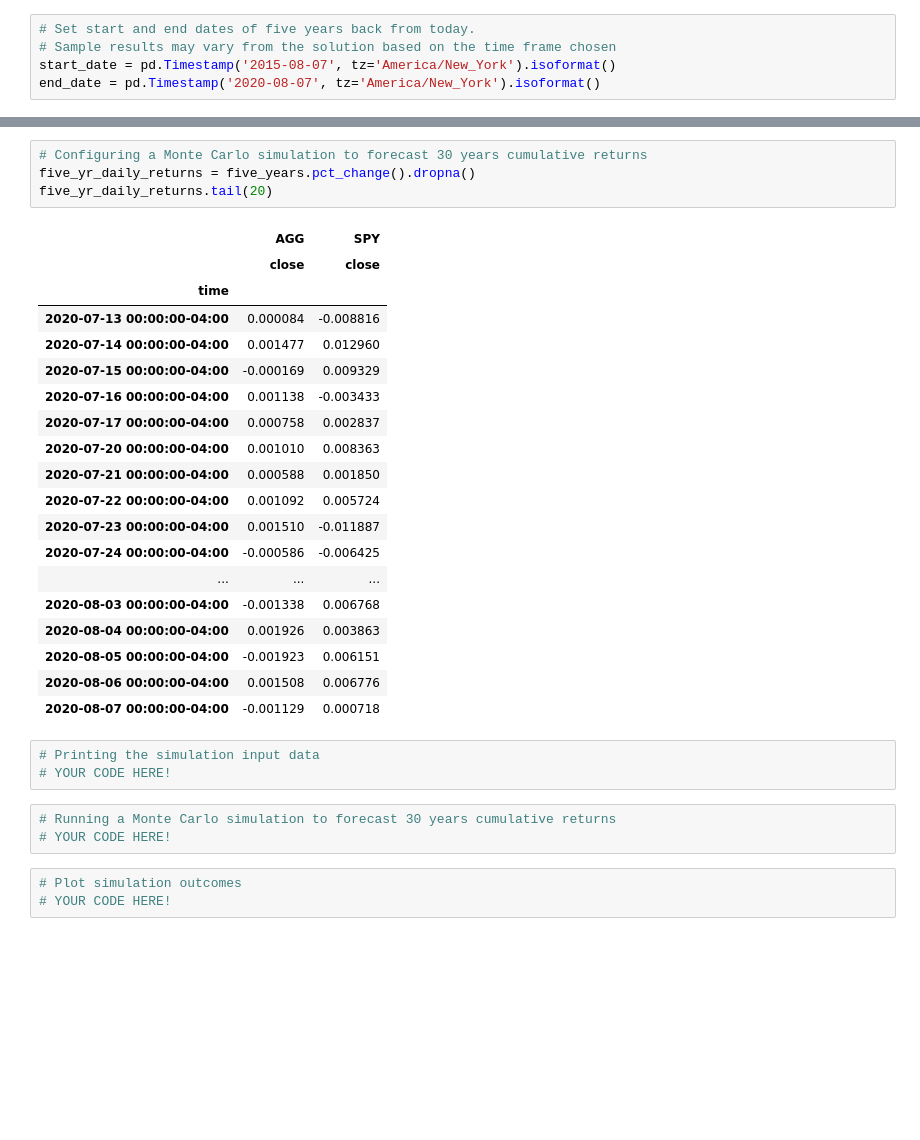
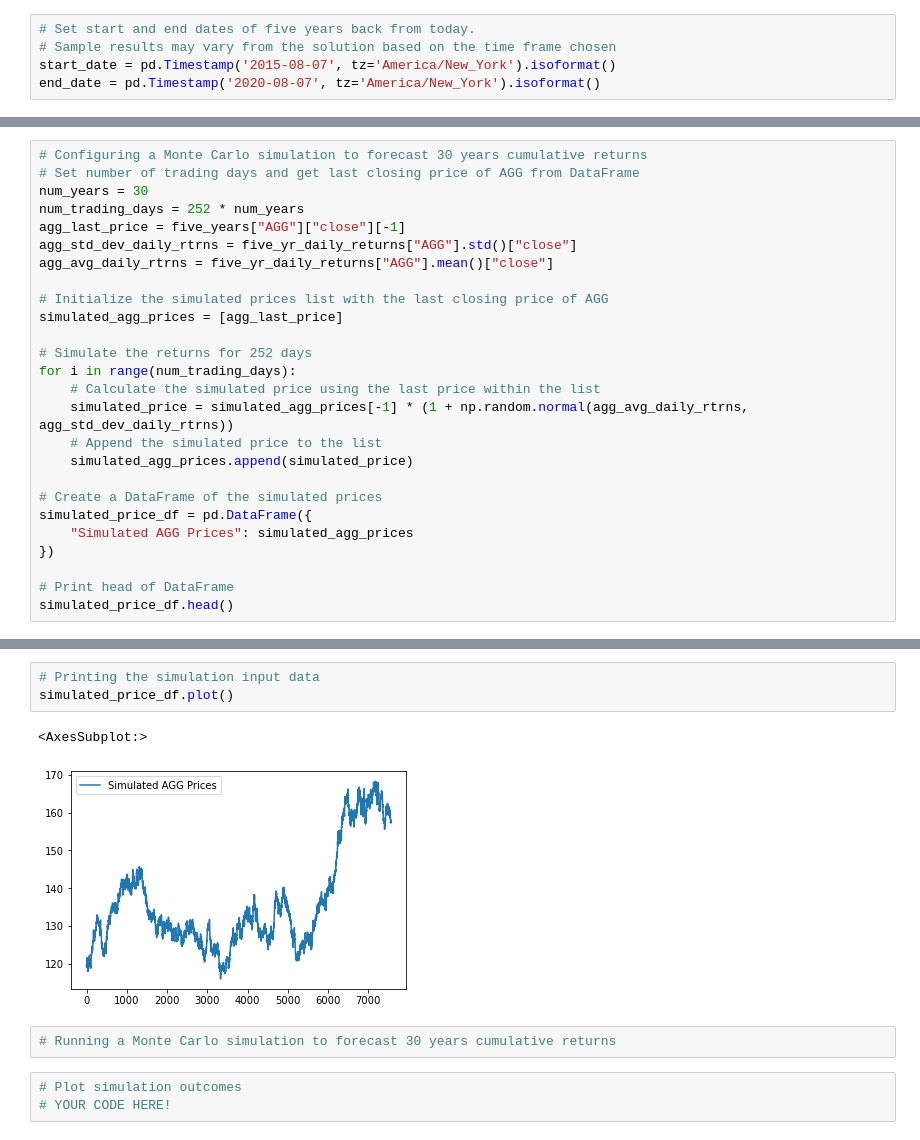
Before and after one commit to CapraRoyale/personal-finance-planning, a Jupyter notebook: financial-planner.ipynb, the cells around one changed output, grey strips where cells are left out. Saved outputs shown, nothing was run; the diff lists cells and outputs as text; blank space fills up the shorter version.

Commit message:
Run Monte-Carlo sim on AGG

```diff
--- a/financial-planner.ipynb
+++ b/financial-planner.ipynb
@@ -189,0 +199,26 @@ five_years.head()
+# %%
+# Configuring a Monte Carlo simulation to forecast 30 years cumulative returns
+# Set number of trading days and get last closing price of AGG from DataFrame
+num_years = 30
+num_trading_days = 252 * num_years
+agg_last_price = five_years["AGG"]["close"][-1]
+agg_std_dev_daily_rtrns = five_yr_daily_returns["AGG"].std()["close"]
+agg_avg_daily_rtrns = five_yr_daily_returns["AGG"].mean()["close"]
+
+# Initialize the simulated prices list with the last closing price of AGG
+simulated_agg_prices = [agg_last_price]
+
+# Simulate the returns for 252 days
+for i in range(num_trading_days):
+    # Calculate the simulated price using the last price within the list
+    simulated_price = simulated_agg_prices[-1] * (1 + np.random.normal(agg_avg_daily_rtrns, agg_std_dev_daily_rtrns))
+    # Append the simulated price to the list
+    simulated_agg_prices.append(simulated_price)
+
+# Create a DataFrame of the simulated prices
+simulated_price_df = pd.DataFrame({
+    "Simulated AGG Prices": simulated_agg_prices
+})
+
+# Print head of DataFrame
+simulated_price_df.head()
@@ -190,33 +232,11 @@ five_years.head()
+# %%
+# Printing the simulation input data
+simulated_price_df.plot()
+# %% [output]
+<AxesSubplot:>
+[figure, added]
 # %%
-# Configuring a Monte Carlo simulation to forecast 30 years cumulative returns
-five_yr_daily_returns = five_years.pct_change().dropna()
-five_yr_daily_returns.tail(20)
+# Running a Monte Carlo simulation to forecast 30 years cumulative returns
-# %% [output]
-|  | AGG | SPY |
-|  | close | close |
-| time |  |  |
-| 2020-07-13 00:00:00-04:00 | 0.000084 | -0.008816 |
-| 2020-07-14 00:00:00-04:00 | 0.001477 | 0.012960 |
-| 2020-07-15 00:00:00-04:00 | -0.000169 | 0.009329 |
-| 2020-07-16 00:00:00-04:00 | 0.001138 | -0.003433 |
-| 2020-07-17 00:00:00-04:00 | 0.000758 | 0.002837 |
-| 2020-07-20 00:00:00-04:00 | 0.001010 | 0.008363 |
-| 2020-07-21 00:00:00-04:00 | 0.000588 | 0.001850 |
-| 2020-07-22 00:00:00-04:00 | 0.001092 | 0.005724 |
-| 2020-07-23 00:00:00-04:00 | 0.001510 | -0.011887 |
-| 2020-07-24 00:00:00-04:00 | -0.000586 | -0.006425 |
-| ... | ... | ... |
-| 2020-08-03 00:00:00-04:00 | -0.001338 | 0.006768 |
-| 2020-08-04 00:00:00-04:00 | 0.001926 | 0.003863 |
-| 2020-08-05 00:00:00-04:00 | -0.001923 | 0.006151 |
-| 2020-08-06 00:00:00-04:00 | 0.001508 | 0.006776 |
-| 2020-08-07 00:00:00-04:00 | -0.001129 | 0.000718 |
-# %%
-# Printing the simulation input data
-# YOUR CODE HERE!
-# %%
-# Running a Monte Carlo simulation to forecast 30 years cumulative returns
-# YOUR CODE HERE!
 # %%
 # Plot simulation outcomes
 # YOUR CODE HERE!
```
Also changed, not shown: parts of 3 cells of this notebook.
